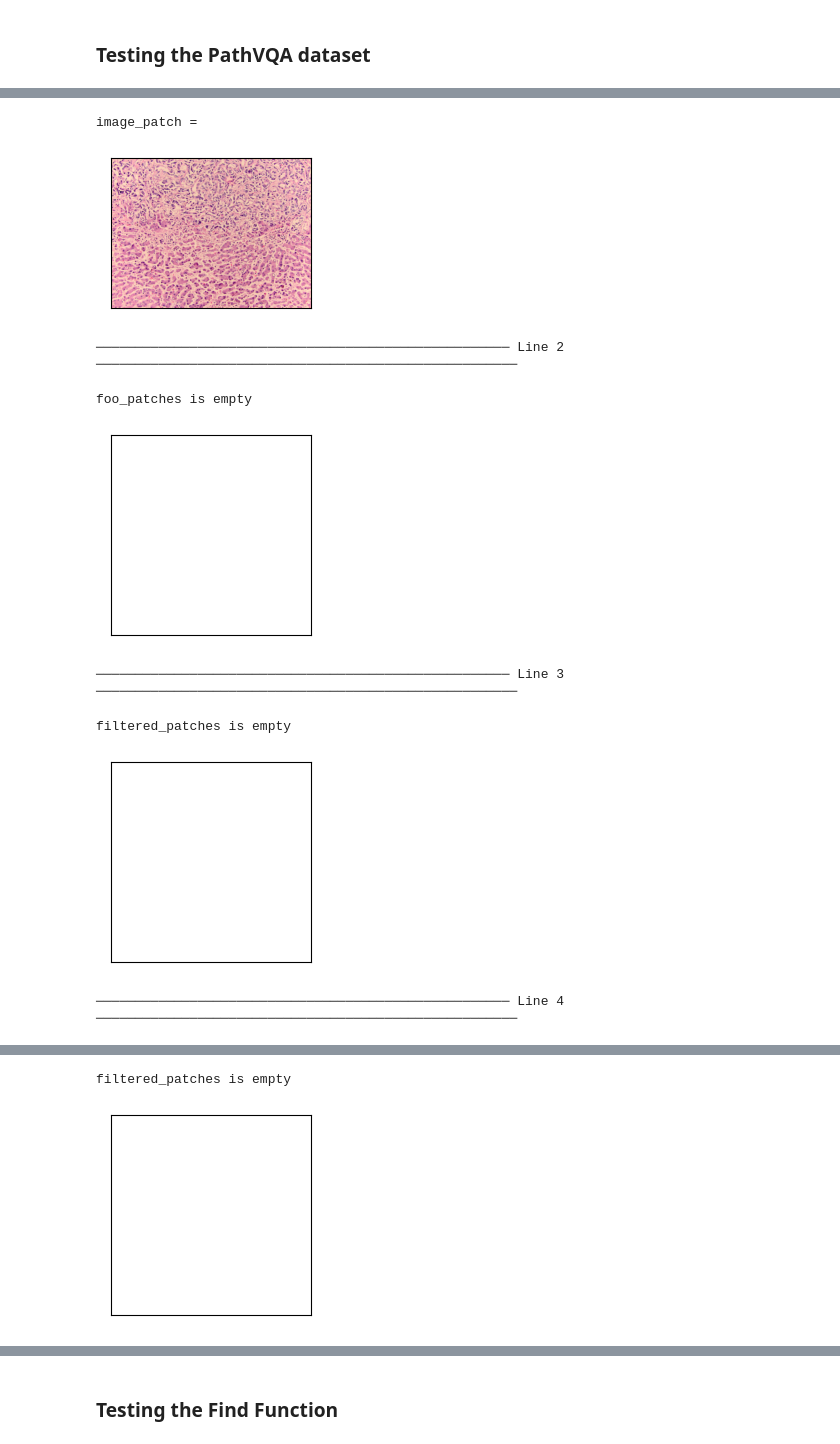
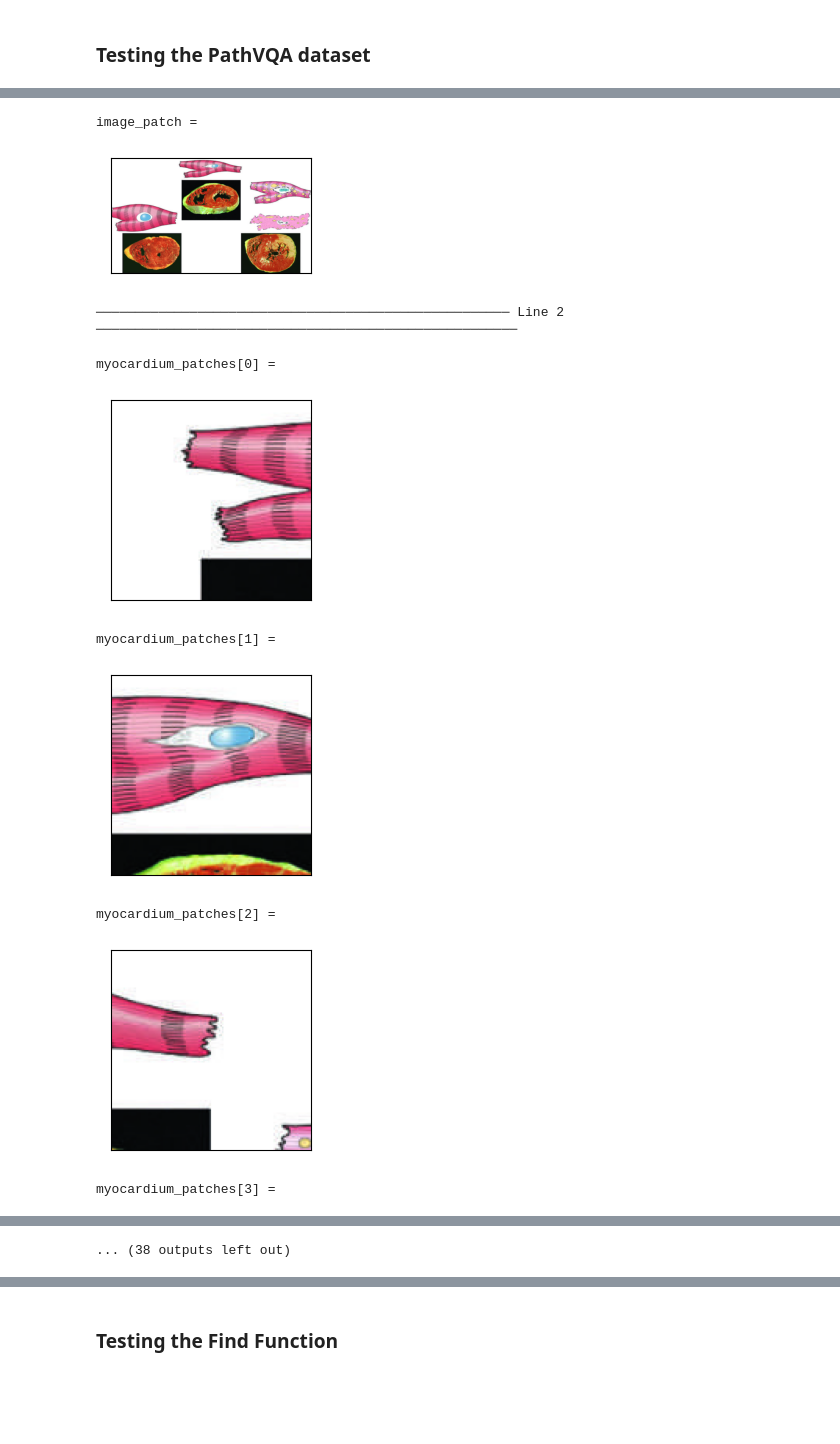
Before and after one commit to embedded-robotics/vipergpt, a Jupyter notebook: plip_testing.ipynb, the cells around one changed output, grey strips where cells are left out. Saved outputs shown, nothing was run; the diff lists cells and outputs as text; code cells hidden in the pictures; blank space fills up the shorter version.

```diff
--- a/plip_testing.ipynb
+++ b/plip_testing.ipynb
@@ -64,9 +64,10 @@ ques_general = [qas['question'] for qas in qas_general]
 ans_general = [qas['answer'] for qas in qas_general]
 img_general = [load_image(img_train_path + qas['image'] + '.jpg') for qas in qas_general]
 # %%
-idx = 20
+idx = 0
 query = ques_yes_no[idx]
 query_ans = ans_yes_no[idx]
 query_img = img_yes_no[idx]
 print(query)
+print(query_ans)
 # %% [output]
@@ -99,13 +100,14 @@ code = get_code(query)
 # %%
-execute_code(code, image, show_intermediate_steps=True)
+ans = execute_code(code, query_img, show_intermediate_steps=True)
 # %% [output]
 [interactive output not drawn]
 image_patch =
-[figure, old version]
+[figure, new version]
 ───────────────────────────────────────────────────── Line 2 ──────────────────────────────────────────────────────
-foo_patches is empty
+myocardium_patches[0] =
-[figure, old version]
+[figure, new version]
-───────────────────────────────────────────────────── Line 3 ──────────────────────────────────────────────────────
+myocardium_patches[1] =
+[figure, new version]
-filtered_patches is empty
+myocardium_patches[2] =
-[figure, old version]
+[figure, new version]
-───────────────────────────────────────────────────── Line 4 ──────────────────────────────────────────────────────
+myocardium_patches[3] =
@@ -112,2 +115 @@ filtered_patches is empty
-filtered_patches is empty
+... (38 outputs left out)
-[figure, old version]
```
Also changed, not shown: parts of 8 cells of this notebook, 1 other file.
